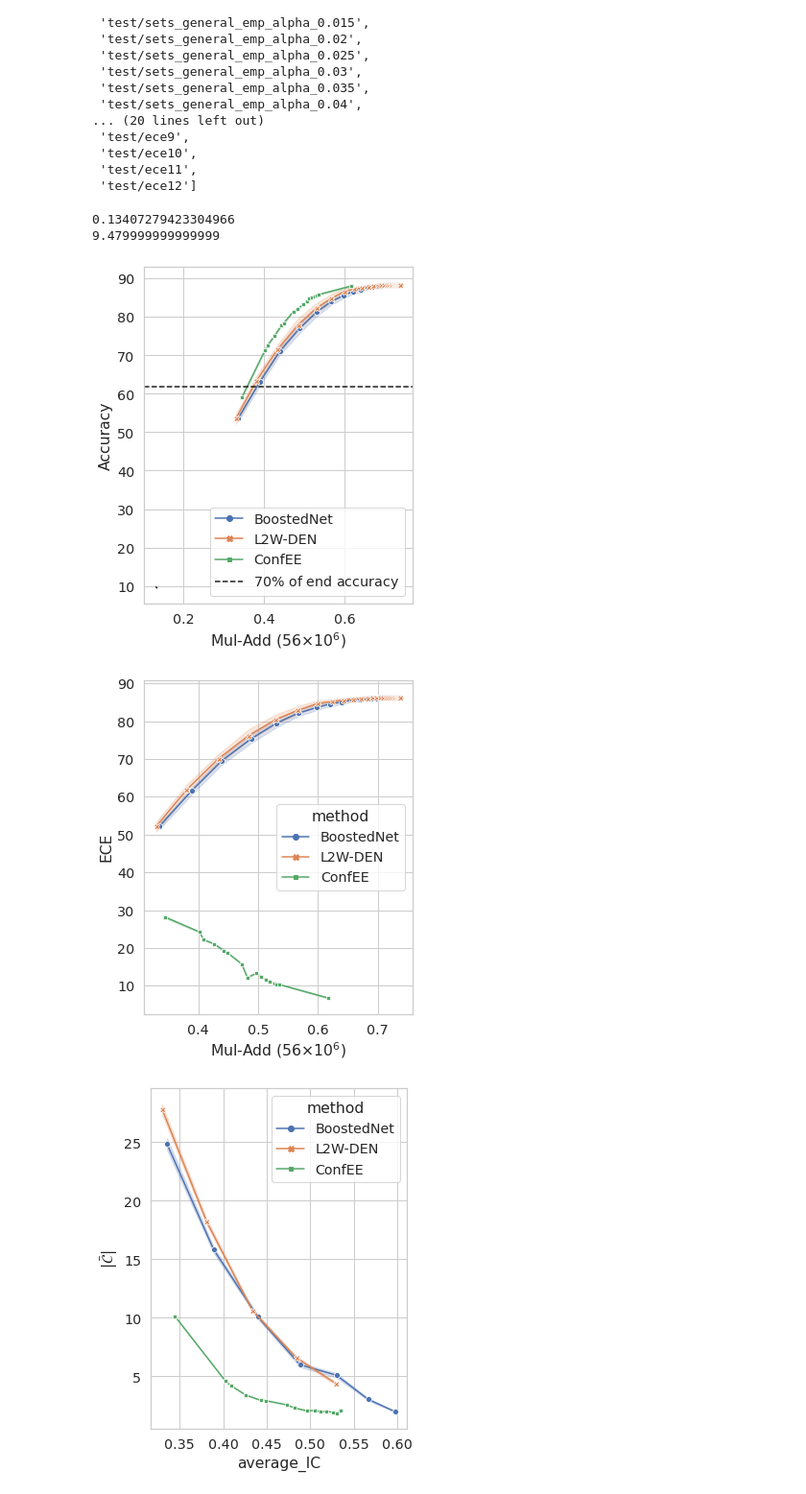
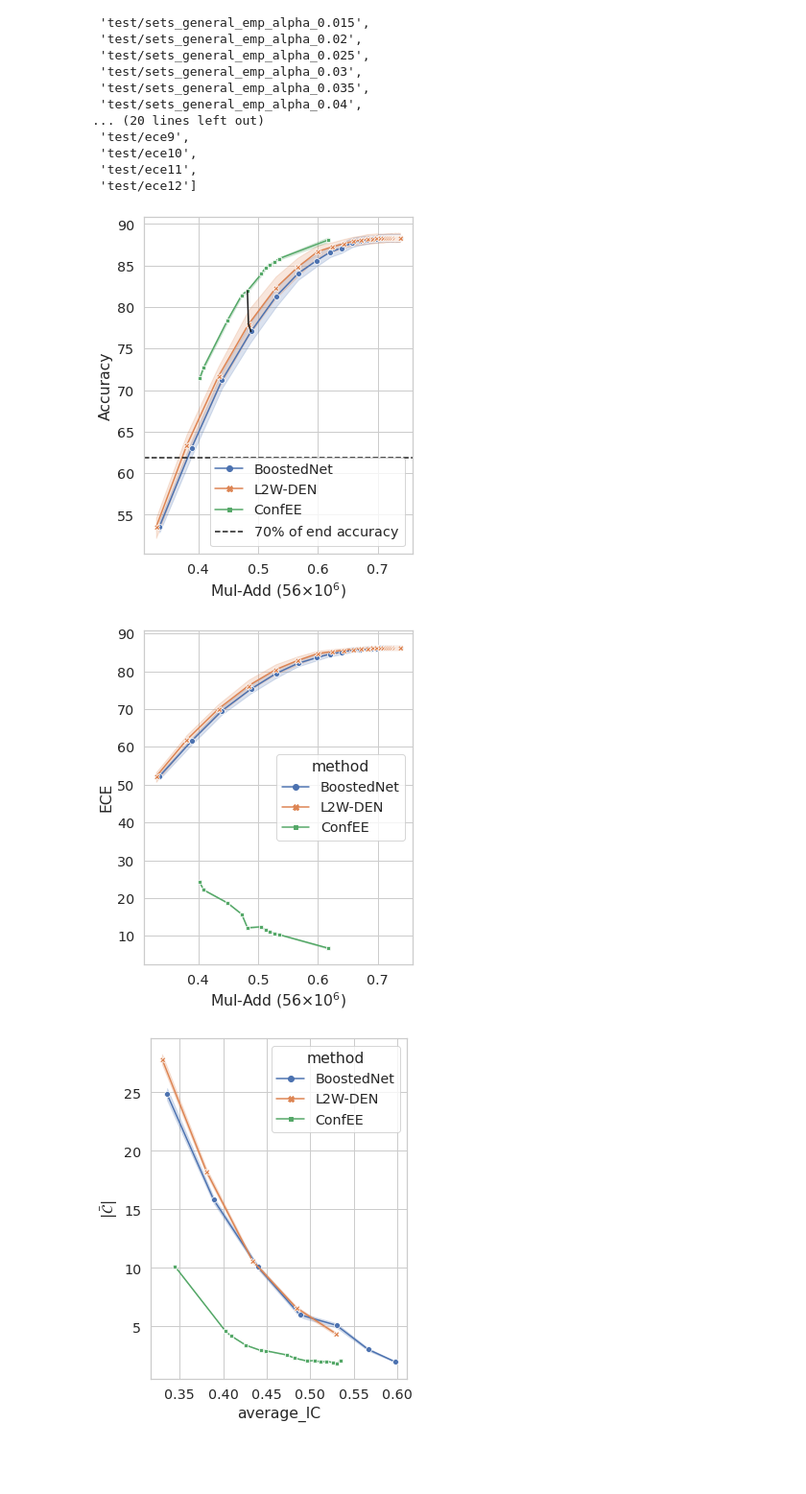
Before and after one commit to networkslab/dynn, a Jupyter notebook: src/notebooks/confidence_intervals_ce_ic.ipynb, the cells around one changed output. Shown: that part at 96% size. Drawn from its saved outputs; the diff is of its cells as text; code cells hidden in the pictures; blank space fills up the shorter version.

Commit message:
star on init plot

```diff
--- a/src/notebooks/confidence_intervals_ce_ic.ipynb
+++ b/src/notebooks/confidence_intervals_ce_ic.ipynb
@@ -29,7 +29,7 @@ elif dataset == 'cifar100':
     total_mudaa = 56
     end_acc = 88.4
     L=14
-    lambda_val_1 = 0.8
+    lambda_val_1 = 1
     lambda_val_2 = 0.9
     end_plot_acc = 0.5*end_acc
     line_acc = end_acc*0.7
@@ -261,16 +261,13 @@ boosted_df, boosted_points = collect_baseline_data(list_dict_boosted, [our_point
 boosted_df['method'] = boo_name
 weighted_df, weighted_points = collect_baseline_data(list_dict_weighted, [our_point_ic, our_point2_ic])
 weighted_df['method'] = w_name
-our_point_ic = our_point_ic/
+our_point_ic = our_point_ic/total_mudaa
 # %%
 boosted_point_ic  = np.mean(boosted_points[0]['average_IC'])
 boosted_point_acc  = np.mean(boosted_points[0]['ACC'])
 
 weighted_point_ic  = np.mean(weighted_points[0]['average_IC'])
 weighted_point_acc  = np.mean(weighted_points[0]['ACC'])
-# %% [output]
-0.13407279423304966
-9.479999999999999
 # %%
 filtered_boosted_df = boosted_df[boosted_df['average_ACC'].between(end_plot_acc, end_acc)]
 filtered_our_df = our_df[our_df['average_ACC'].between(end_plot_acc, end_acc)]
@@ -283,19 +280,19 @@ combined_df = pd.concat([filtered_boosted_df, filtered_weighted_df, filtered_our
 # %%
 
 plt.figure(figsize=(5,6))
 sns.set_theme(style="whitegrid",font_scale=1.3)
 sns.lineplot(data=combined_df, x="average_IC", y="ACC", hue="method", style="method",
     markers=True, dashes=False)
 plt.axhline(y=line_acc, color='k',linestyle='--', label=line_acc_label)
-plt.plot([boosted_point_ic,weighted_point_ic],[boosted_point_acc,weighted_point_acc],color='k')
+plt.plot([boosted_point_ic,weighted_point_ic, our_point_ic],[boosted_point_acc,weighted_point_acc, our_point_acc],color='k')
 plt.legend()
 x_string = r'Mul-Add ('+str(total_mudaa)+'$ \\times 10^6$)'
 plt.xlabel(x_string)
 plt.ylabel('Accuracy')
 plt.tight_layout()
 plt.savefig('figures/perf_cost_'+dataset+'.pdf')
 # %% [output]
-[figure, old version]
+[figure, new version]
 # %%
 
 plt.figure(figsize=(5,6))
@@ -309,7 +306,7 @@ plt.ylabel('ECE')
 plt.tight_layout()
 plt.savefig('figures/perf_ece_'+dataset+'.pdf')
 # %% [output]
-[figure, old version]
+[figure, new version]
 # %%
 
 plt.figure(figsize=(5,6))
```
Also changed, not shown: parts of 1 cell of this notebook.
